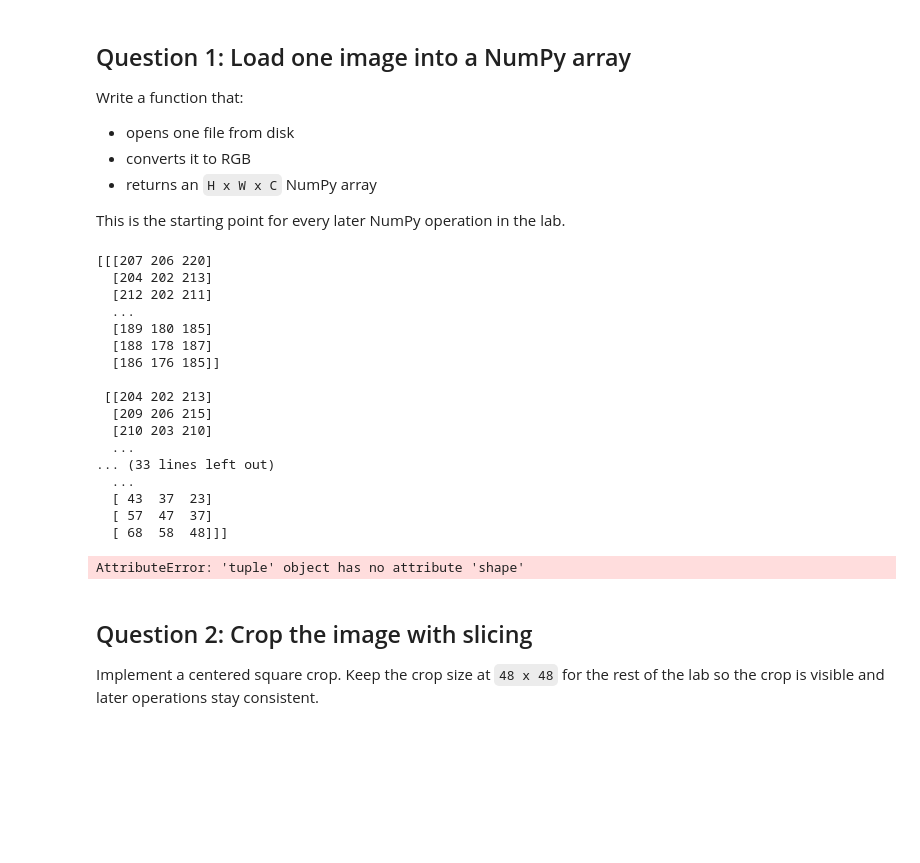
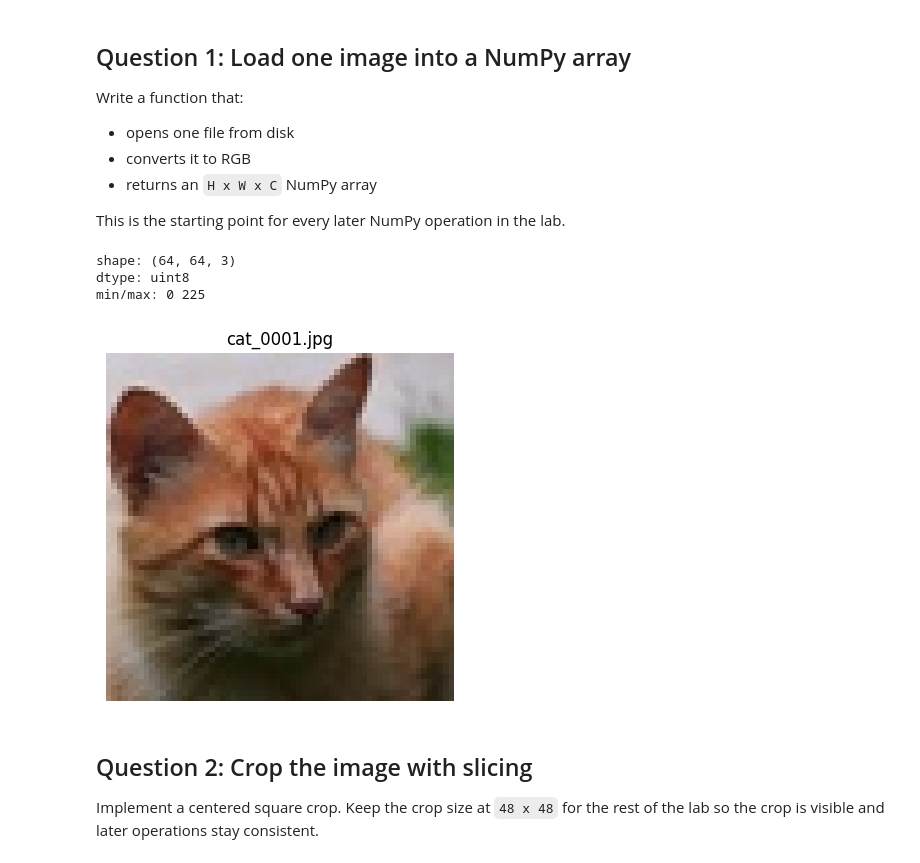
Before and after one commit to vgu-dsai-2026/lab-1-numpy-carbonatedFishSauce, a Jupyter notebook: notebook.ipynb, the cells around one changed output. Cells and saved outputs as stored; diff of their text form; code cells hidden in the pictures; blank space fills up the shorter version.

```diff
--- a/notebook.ipynb
+++ b/notebook.ipynb
@@ -152,41 +152,26 @@ This is the starting point for every later NumPy operation in the lab.
 # %%
 def load_image_np(path: Path) -> np.ndarray:
     # TODO: open the file, convert it to RGB, and return an H x W x C NumPy array.
     img = Image.open(path)
     img = img.convert("RGB")
     if(img):
-        print(np.array(img))
-        return np.array(img),
+        return np.array(img)
     else:
         raise NotImplementedError("Load one RGB image into a NumPy array.")
 
 
 sample_path = cat_paths[0]
 sample_image = load_image_np(sample_path)
 print("shape:", sample_image.shape)
 print("dtype:", sample_image.dtype)
 print("min/max:", sample_image.min(), sample_image.max())
 show_image_gallery([sample_image], titles=[sample_path.name], ncols=1, figsize=(4, 4))
 plt.show()
 # %% [output]
-[[[207 206 220]
-  [204 202 213]
-  [212 202 211]
-  ...
-  [189 180 185]
-  [188 178 187]
-  [186 176 185]]
-
- [[204 202 213]
-  [209 206 215]
-  [210 203 210]
-  ...
-... (33 lines left out)
-  ...
-  [ 43  37  23]
-  [ 57  47  37]
-  [ 68  58  48]]]
+shape: (64, 64, 3)
+dtype: uint8
+min/max: 0 225
-AttributeError: 'tuple' object has no attribute 'shape'
+[figure, added]
 # %% [markdown]
 ## Question 2: Crop the image with slicing
 
```
Also changed, not shown: parts of 7 cells of this notebook.
